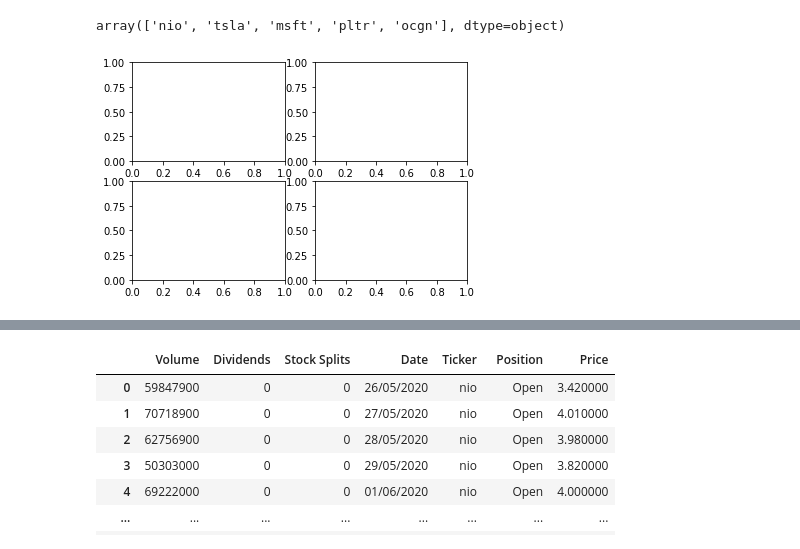
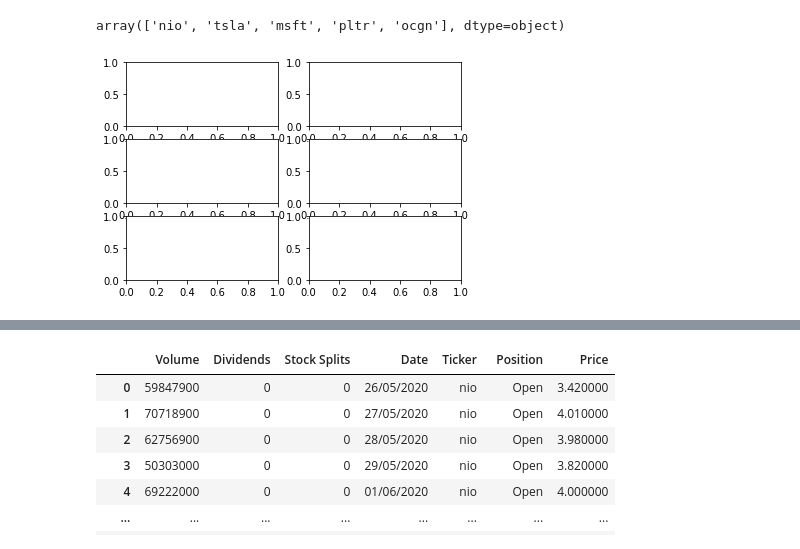
Before and after one commit to Konoko2004/TheProject, a Jupyter notebook: yFinance.ipynb, the cells around one changed output, grey strips where cells are left out. Saved outputs shown, nothing was run; the diff lists cells and outputs as text; code cells hidden in the pictures.

```diff
--- a/yFinance.ipynb
+++ b/yFinance.ipynb
@@ -78,17 +78,38 @@ array(['nio', 'tsla', 'msft', 'pltr', 'ocgn'], dtype=object)
 # %%
 #Store each ticker in a list with seperate index
 #so that we can plot each stock later on
 
 TickerDF = []
 stock_count = len(stockList['Ticker'].unique())
 for i in stockList['Ticker'].unique():
     TickerDF.append(stockList[stockList['Ticker'] ==i])
 
-fig =plt.figure()
+#set plt figure axes
+df_counter = 0
+nrow = 3
+ncol = 2
 
-axes1 = fig.add_subplot(2,2,1)
-axes2 = fig.add_subplot(2,2,2)
-axes3 = fig.add_subplot(2,2,3)
-axes4 = fig.add_subplot(2,2,4)
+
+#create subplots
+# plt.subplots() is a function that returns a tuple containing a figure and axes object(s).
+# Thus when using fig, ax = plt.subplots() you unpack this tuple into the variables fig and ax.
+
+
+fig, axes = plt.subplots(nrow, ncol)
+
+plt.show()
+
+# for i in range(nrow):
+#   for j in range(ncol):
+#     TickerDF[df_counter].
+
+
+
+# fig =plt.figure()
+
+# axes1 = fig.add_subplot(2,2,1)
+# axes2 = fig.add_subplot(2,2,2)
+# axes3 = fig.add_subplot(2,2,3)
+# axes4 = fig.add_subplot(2,2,4)
 # %% [output]
-[figure, old version]
+[figure, new version]
```
Also changed, not shown: parts of 2 cells of this notebook.
